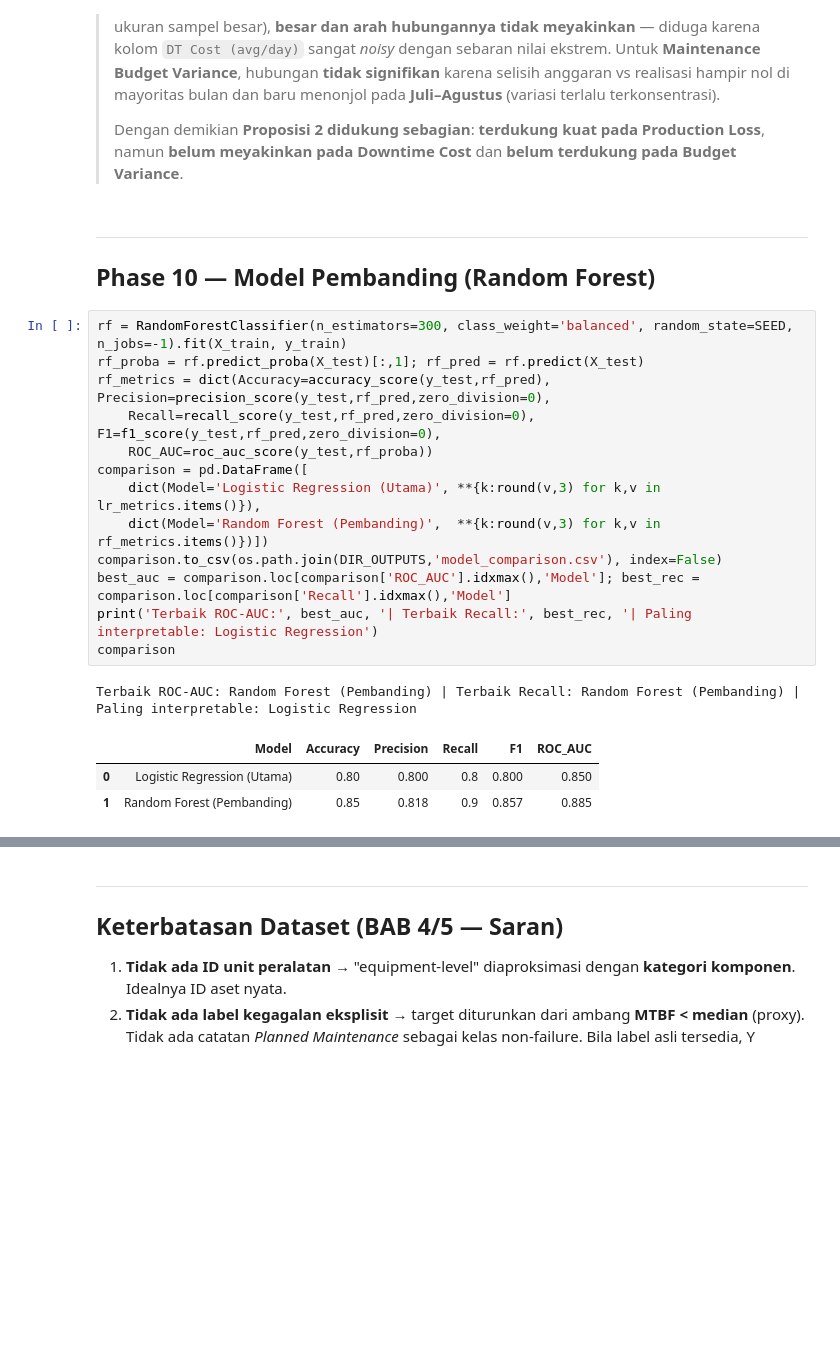
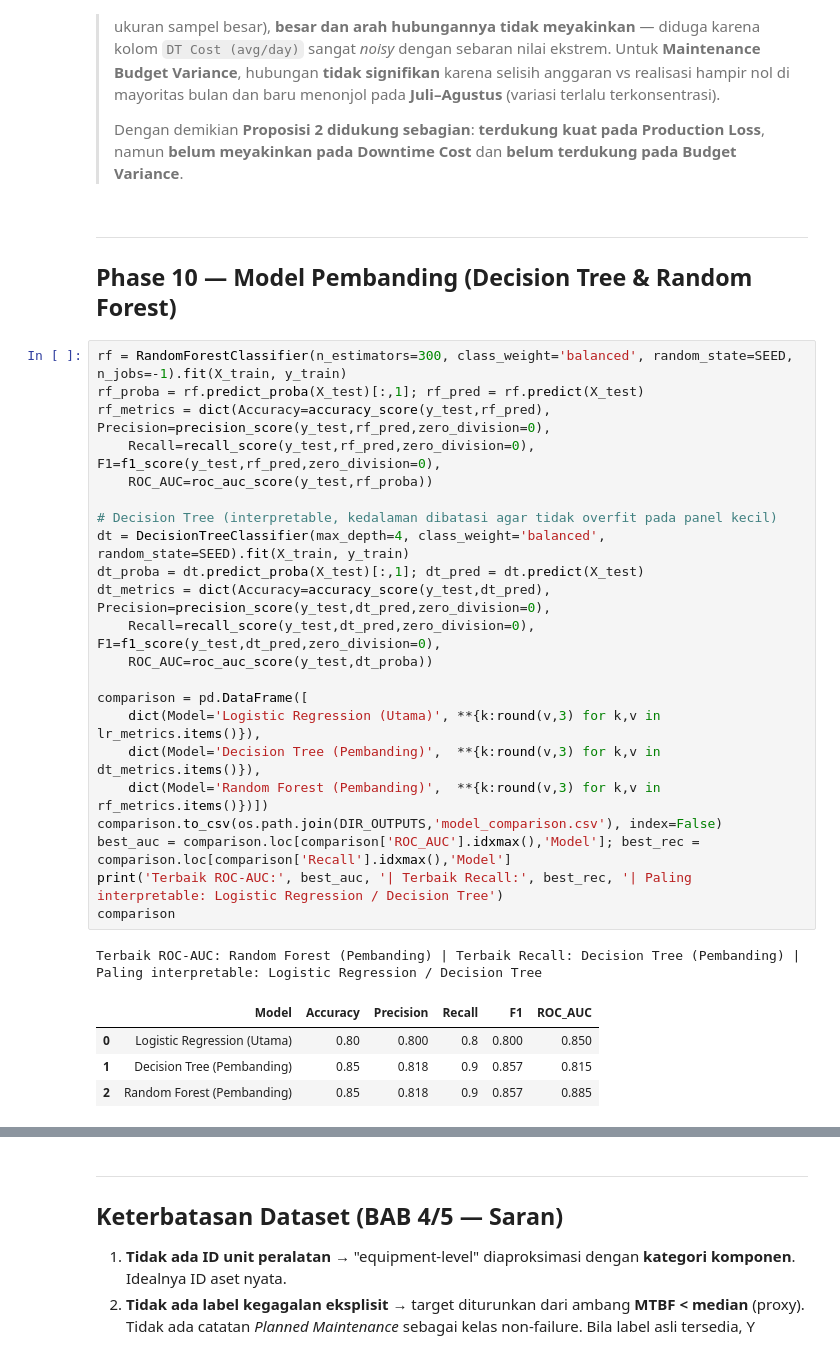
Before and after one commit to AdinarTri/pred_maintenance, a Jupyter notebook: notebook/predictive_maintenance.ipynb, the cells around one changed output, grey strips where cells are left out. Drawn from its saved outputs; the diff is of its cells as text; blank space fills up the shorter version.

Commit message:
decision tree

```diff
--- a/notebook/predictive_maintenance.ipynb
+++ b/notebook/predictive_maintenance.ipynb
@@ -495,22 +496,32 @@ plt.tight_layout(); plt.savefig(os.path.join(DIR_OUTPUTS,'proposisi2_scatter.png
 > Dengan demikian **Proposisi 2 didukung sebagian**: **terdukung kuat pada Production Loss**, namun **belum meyakinkan pada Downtime Cost** dan **belum terdukung pada Budget Variance**.
 # %% [markdown]
 ---
-## Phase 10 — Model Pembanding (Random Forest)
+## Phase 10 — Model Pembanding (Decision Tree & Random Forest)
 # %%
 rf = RandomForestClassifier(n_estimators=300, class_weight='balanced', random_state=SEED, n_jobs=-1).fit(X_train, y_train)
 rf_proba = rf.predict_proba(X_test)[:,1]; rf_pred = rf.predict(X_test)
 rf_metrics = dict(Accuracy=accuracy_score(y_test,rf_pred), Precision=precision_score(y_test,rf_pred,zero_division=0),
     Recall=recall_score(y_test,rf_pred,zero_division=0), F1=f1_score(y_test,rf_pred,zero_division=0),
     ROC_AUC=roc_auc_score(y_test,rf_proba))
+
+# Decision Tree (interpretable, kedalaman dibatasi agar tidak overfit pada panel kecil)
+dt = DecisionTreeClassifier(max_depth=4, class_weight='balanced', random_state=SEED).fit(X_train, y_train)
+dt_proba = dt.predict_proba(X_test)[:,1]; dt_pred = dt.predict(X_test)
+dt_metrics = dict(Accuracy=accuracy_score(y_test,dt_pred), Precision=precision_score(y_test,dt_pred,zero_division=0),
+    Recall=recall_score(y_test,dt_pred,zero_division=0), F1=f1_score(y_test,dt_pred,zero_division=0),
+    ROC_AUC=roc_auc_score(y_test,dt_proba))
+
 comparison = pd.DataFrame([
     dict(Model='Logistic Regression (Utama)', **{k:round(v,3) for k,v in lr_metrics.items()}),
+    dict(Model='Decision Tree (Pembanding)',  **{k:round(v,3) for k,v in dt_metrics.items()}),
     dict(Model='Random Forest (Pembanding)',  **{k:round(v,3) for k,v in rf_metrics.items()})])
 comparison.to_csv(os.path.join(DIR_OUTPUTS,'model_comparison.csv'), index=False)
 best_auc = comparison.loc[comparison['ROC_AUC'].idxmax(),'Model']; best_rec = comparison.loc[comparison['Recall'].idxmax(),'Model']
-print('Terbaik ROC-AUC:', best_auc, '| Terbaik Recall:', best_rec, '| Paling interpretable: Logistic Regression')
+print('Terbaik ROC-AUC:', best_auc, '| Terbaik Recall:', best_rec, '| Paling interpretable: Logistic Regression / Decision Tree')
 comparison
 # %% [output]
-Terbaik ROC-AUC: Random Forest (Pembanding) | Terbaik Recall: Random Forest (Pembanding) | Paling interpretable: Logistic Regression
+Terbaik ROC-AUC: Random Forest (Pembanding) | Terbaik Recall: Decision Tree (Pembanding) | Paling interpretable: Logistic Regression / Decision Tree
 |  | Model | Accuracy | Precision | Recall | F1 | ROC_AUC |
 | 0 | Logistic Regression (Utama) | 0.80 | 0.800 | 0.8 | 0.800 | 0.850 |
-| 1 | Random Forest (Pembanding) | 0.85 | 0.818 | 0.9 | 0.857 | 0.885 |
+| 1 | Decision Tree (Pembanding) | 0.85 | 0.818 | 0.9 | 0.857 | 0.815 |
+| 2 | Random Forest (Pembanding) | 0.85 | 0.818 | 0.9 | 0.857 | 0.885 |
```
Also changed, not shown: parts of 10 cells of this notebook, 6 other files.
